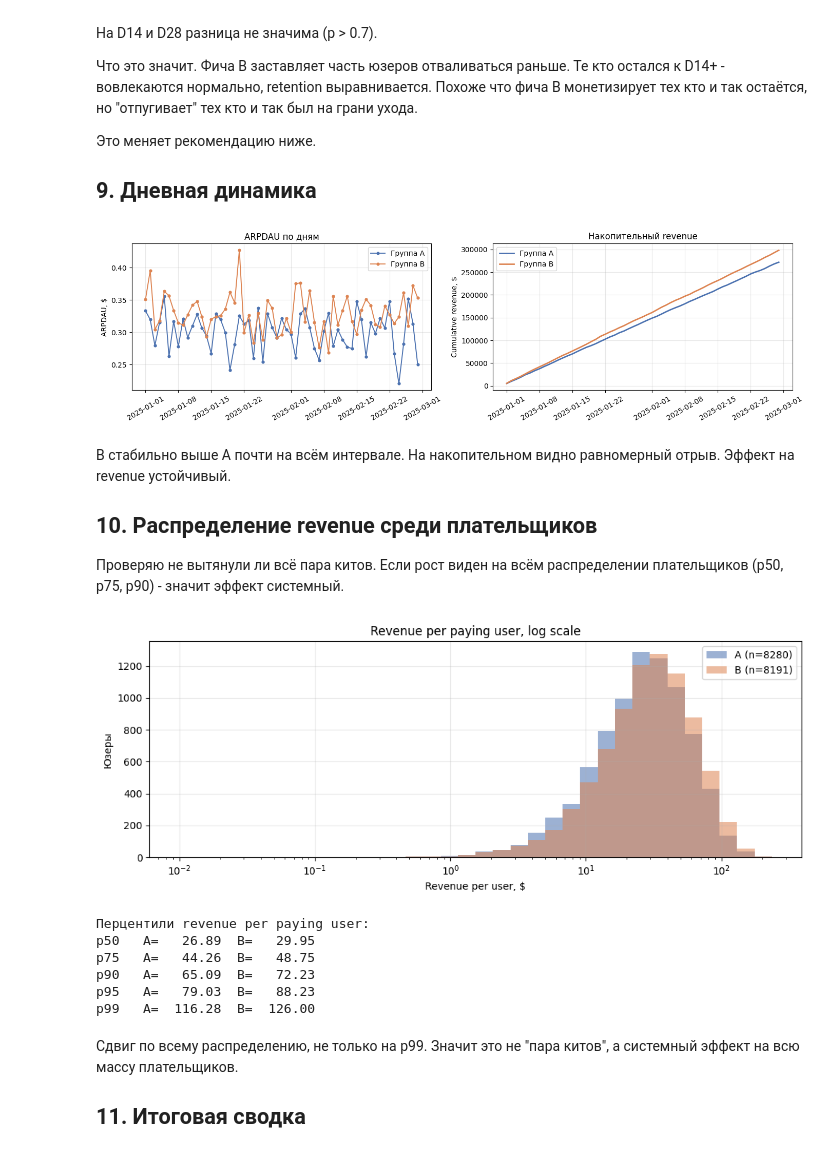
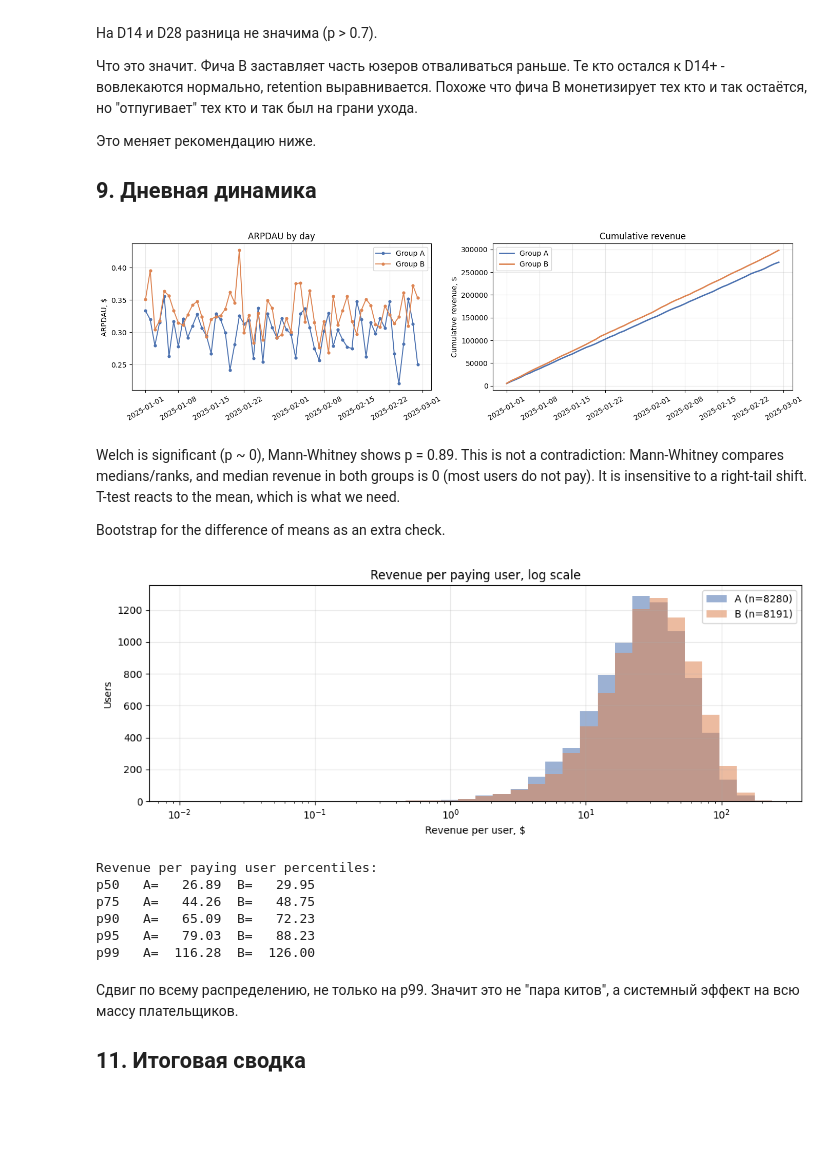
Before and after one commit to proggdd/ab-test-mobile-game, a Jupyter notebook: notebook/ab_test_analysis.ipynb, the cells around one changed output. Saved outputs shown, nothing was run; the diff lists cells and outputs as text; code cells hidden in the pictures; blank space fills up the shorter version.

```diff
--- a/notebook/ab_test_analysis.ipynb
+++ b/notebook/ab_test_analysis.ipynb
@@ -320,37 +323,35 @@ plt.tight_layout(); plt.show()
 # %%
 dly = df.groupby(["date","group"]).agg(
     revenue=("revenue","sum"),
     users=("user_id","nunique"),
 ).reset_index()
 dly["arpdau"] = dly.revenue / dly.users
 
 fig, axes = plt.subplots(1, 2, figsize=(14, 4))
 
 for grp, color in [("A","#4C72B0"), ("B","#DD8452")]:
     sub = dly[dly.group==grp].sort_values("date")
-    axes[0].plot(sub.date, sub.arpdau, marker="o", markersize=3.5, linewidth=1.4, label=f"Группа {grp}", color=color)
-axes[0].set_title("ARPDAU по дням")
+    axes[0].plot(sub.date, sub.arpdau, marker="o", markersize=3.5, linewidth=1.4, label=f"Group {grp}", color=color)
+axes[0].set_title("ARPDAU by day")
 axes[0].set_ylabel("ARPDAU, $"); axes[0].legend(); axes[0].grid(alpha=0.3)
 axes[0].tick_params(axis="x", rotation=30)
 
 dly_s = dly.sort_values(["group","date"])
 dly_s["cum_rev"] = dly_s.groupby("group").revenue.cumsum()
 for grp, color in [("A","#4C72B0"), ("B","#DD8452")]:
     sub = dly_s[dly_s.group==grp]
-    axes[1].plot(sub.date, sub.cum_rev, linewidth=2, label=f"Группа {grp}", color=color)
-axes[1].set_title("Накопительный revenue")
+    axes[1].plot(sub.date, sub.cum_rev, linewidth=2, label=f"Group {grp}", color=color)
+axes[1].set_title("Cumulative revenue")
 axes[1].set_ylabel("Cumulative revenue, $"); axes[1].legend(); axes[1].grid(alpha=0.3)
 axes[1].tick_params(axis="x", rotation=30)
 
 plt.tight_layout(); plt.show()
 # %% [output]
-[figure, old version]
+[figure, new version]
 # %% [markdown]
-B стабильно выше A почти на всём интервале. На накопительном видно равномерный отрыв. Эффект на revenue устойчивый.
+Welch is significant (p ~ 0), Mann-Whitney shows p = 0.89. This is not a contradiction: Mann-Whitney compares medians/ranks, and median revenue in both groups is 0 (most users do not pay). It is insensitive to a right-tail shift. T-test reacts to the mean, which is what we need.
 
-## 10. Распределение revenue среди плательщиков
-
-Проверяю не вытянули ли всё пара китов. Если рост виден на всём распределении плательщиков (p50, p75, p90) - значит эффект системный.
+Bootstrap for the difference of means as an extra check.
 # %%
 fig, ax = plt.subplots(figsize=(10, 4))
 rap_s = ul[(ul.group=="A") & ul.is_payer].total_revenue
@@ -360,15 +361,15 @@ ax.hist(rap_s, bins=bins, alpha=0.55, label=f"A (n={len(rap_s)})", color="#4C72B
 ax.hist(rbp_s, bins=bins, alpha=0.55, label=f"B (n={len(rbp_s)})", color="#DD8452")
 ax.set_xscale("log")
 ax.set_title("Revenue per paying user, log scale")
-ax.set_xlabel("Revenue per user, $"); ax.set_ylabel("Юзеры"); ax.legend(); ax.grid(alpha=0.3)
+ax.set_xlabel("Revenue per user, $"); ax.set_ylabel("Users"); ax.legend(); ax.grid(alpha=0.3)
 plt.tight_layout(); plt.show()
 
-print("\nПерцентили revenue per paying user:")
+print("\nRevenue per paying user percentiles:")
 for p in [50, 75, 90, 95, 99]:
     print(f"p{p:<3}  A={np.percentile(rap_s, p):>8.2f}  B={np.percentile(rbp_s, p):>8.2f}")
 # %% [output]
 [figure]
-Перцентили revenue per paying user:
+Revenue per paying user percentiles:
 p50   A=   26.89  B=   29.95
 p75   A=   44.26  B=   48.75
 p90   A=   65.09  B=   72.23
```
Also changed, not shown: parts of 9 cells of this notebook, 8 other files.
